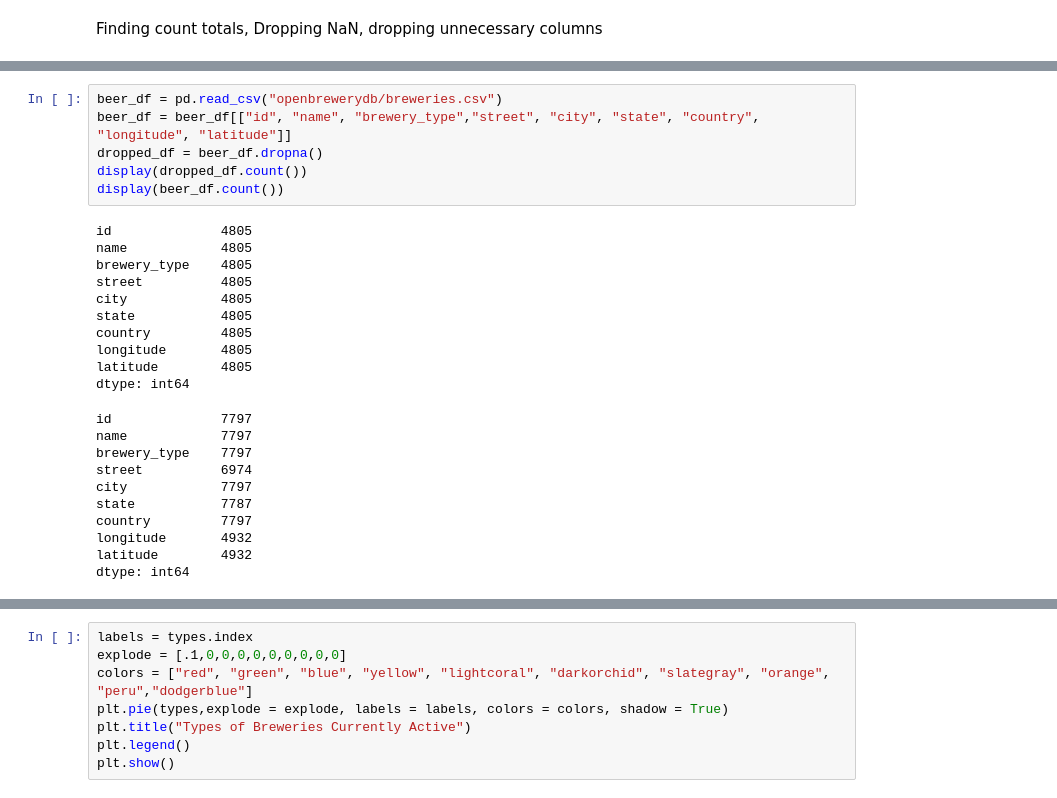
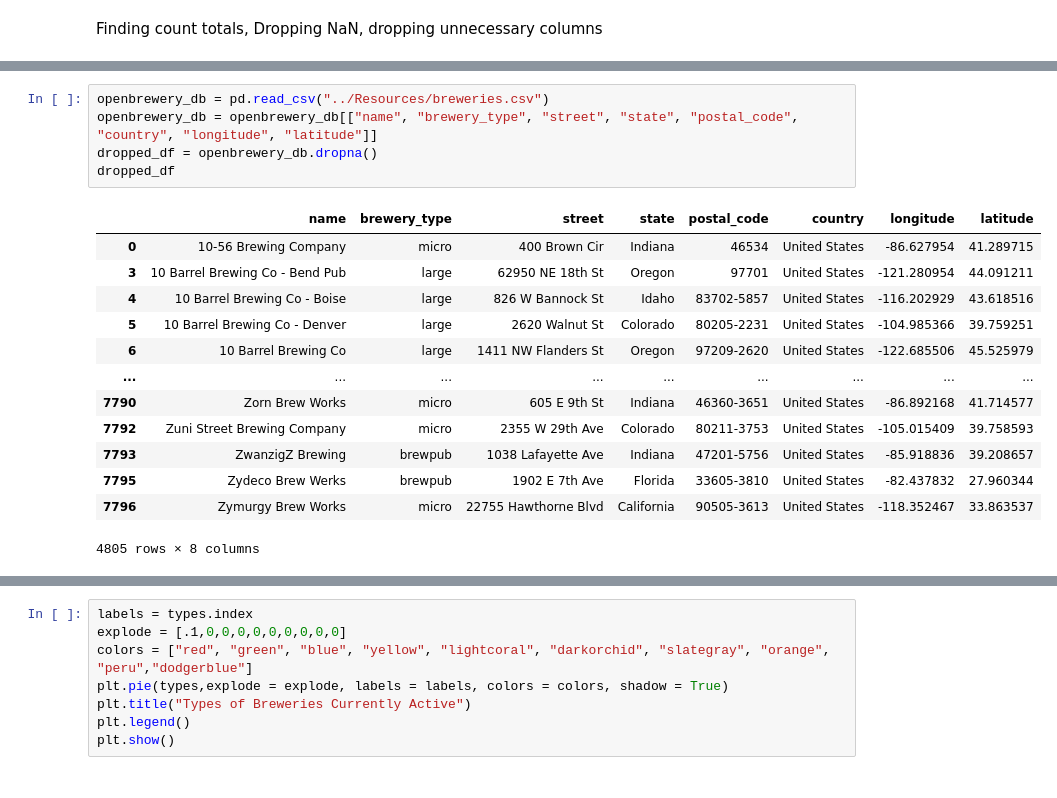
Before and after one commit to bgtaber/brewcrew_project, a Jupyter notebook: Scripts/beer.ipynb, the cells around one changed output, grey strips where cells are left out. Saved outputs shown, nothing was run; the diff lists cells and outputs as text.

```diff
--- a/Scripts/beer.ipynb
+++ b/Scripts/beer.ipynb
@@ -10,27 +37,19 @@ Finding count totals, Dropping NaN, dropping unnecessary columns
 # %%
-beer_df = pd.read_csv("openbrewerydb/breweries.csv")
-beer_df = beer_df[["id", "name", "brewery_type","street", "city", "state", "country", "longitude", "latitude"]]
-dropped_df = beer_df.dropna()
-display(dropped_df.count())
-display(beer_df.count())
+openbrewery_db = pd.read_csv("../Resources/breweries.csv")
+openbrewery_db = openbrewery_db[["name", "brewery_type", "street", "state", "postal_code", "country", "longitude", "latitude"]]
+dropped_df = openbrewery_db.dropna()
+dropped_df
 # %% [output]
+|  | name | brewery_type | street | state | postal_code | country | longitude | latitude |
+| 0 | 10-56 Brewing Company | micro | 400 Brown Cir | Indiana | 46534 | United States | -86.627954 | 41.289715 |
+| 3 | 10 Barrel Brewing Co - Bend Pub | large | 62950 NE 18th St | Oregon | 97701 | United States | -121.280954 | 44.091211 |
+| 4 | 10 Barrel Brewing Co - Boise | large | 826 W Bannock St | Idaho | 83702-5857 | United States | -116.202929 | 43.618516 |
+| 5 | 10 Barrel Brewing Co - Denver | large | 2620 Walnut St | Colorado | 80205-2231 | United States | -104.985366 | 39.759251 |
+| 6 | 10 Barrel Brewing Co | large | 1411 NW Flanders St | Oregon | 97209-2620 | United States | -122.685506 | 45.525979 |
+| ... | ... | ... | ... | ... | ... | ... | ... | ... |
+| 7790 | Zorn Brew Works | micro | 605 E 9th St | Indiana | 46360-3651 | United States | -86.892168 | 41.714577 |
+| 7792 | Zuni Street Brewing Company | micro | 2355 W 29th Ave | Colorado | 80211-3753 | United States | -105.015409 | 39.758593 |
+| 7793 | ZwanzigZ Brewing | brewpub | 1038 Lafayette Ave | Indiana | 47201-5756 | United States | -85.918836 | 39.208657 |
+| 7795 | Zydeco Brew Werks | brewpub | 1902 E 7th Ave | Florida | 33605-3810 | United States | -82.437832 | 27.960344 |
+| 7796 | Zymurgy Brew Works | micro | 22755 Hawthorne Blvd | California | 90505-3613 | United States | -118.352467 | 33.863537 |
-id              4805
-name            4805
-brewery_type    4805
-street          4805
-city            4805
-state           4805
-country         4805
-longitude       4805
-latitude        4805
-dtype: int64
+4805 rows × 8 columns
-id              7797
-name            7797
-brewery_type    7797
-street          6974
-city            7797
-state           7787
-country         7797
-longitude       4932
-latitude        4932
-dtype: int64
```
Also changed, not shown: parts of 10 cells of this notebook, 1 other file.
